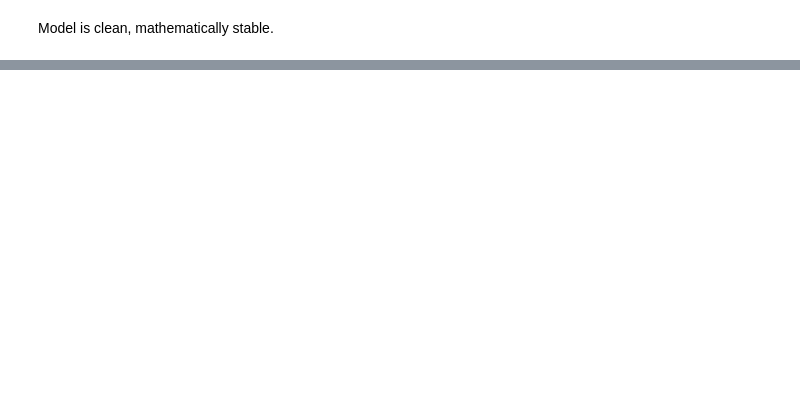
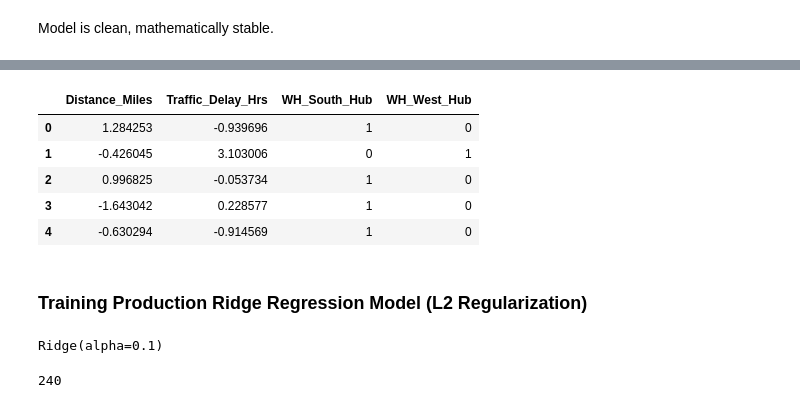
Before and after one commit to narendrajethi220/e-commerce-delivery-time-optimization, a Jupyter notebook: notebook/01model.ipynb, the cells around one changed output, grey strips where cells are left out. Cells and saved outputs as stored; diff of their text form; code cells hidden in the pictures; blank space fills up the shorter version.

Commit message:
complete the production pipeline

```diff
--- a/notebook/01model.ipynb
+++ b/notebook/01model.ipynb
@@ -214,0 +221,3 @@ Model is clean, mathematically stable.
+# %%
+x_train_num=x_train[['Distance_Miles','Traffic_Delay_Hrs']]
+x_train_dum=x_train[['WH_South_Hub','WH_West_Hub']].reset_index(drop=True)
@@ -214,0 +240,6 @@ Model is clean, mathematically stable.
+# %%
+# Applying StandardScaler ONLY to CONTINUOUS Data
+scaler=StandardScaler()
+# %%
+x_train_num_scaled=pd.DataFrame(scaler.fit_transform(x_train_num),columns=x_train_num.columns)
+x_test_num_scaled=pd.DataFrame(scaler.transform(x_test_num),columns=x_test_num.columns)
@@ -214,0 +255,19 @@ Model is clean, mathematically stable.
+# %%
+x_train_final = pd.concat([x_train_num_scaled,x_train_dum],axis=1)
+x_test_final = pd.concat([x_test_num_scaled,x_test_dum],axis=1)
+# %%
+x_train_final.head()
+# %% [output]
+|  | Distance_Miles | Traffic_Delay_Hrs | WH_South_Hub | WH_West_Hub |
+| 0 | 1.284253 | -0.939696 | 1 | 0 |
+| 1 | -0.426045 | 3.103006 | 0 | 1 |
+| 2 | 0.996825 | -0.053734 | 1 | 0 |
+| 3 | -1.643042 | 0.228577 | 1 | 0 |
+| 4 | -0.630294 | -0.914569 | 1 | 0 |
+# %% [markdown]
+### Training Production Ridge Regression Model (L2 Regularization)
+# %%
+ridge_prod=Ridge(alpha=0.1)
+ridge_prod.fit(x_train_final,y_train)
+# %% [output]
+Ridge(alpha=0.1)
@@ -214,0 +276,4 @@ Model is clean, mathematically stable.
+# %%
+len(test_predictions)
+# %% [output]
+240
```
Also changed, not shown: parts of 11 cells of this notebook, 1 other file.
